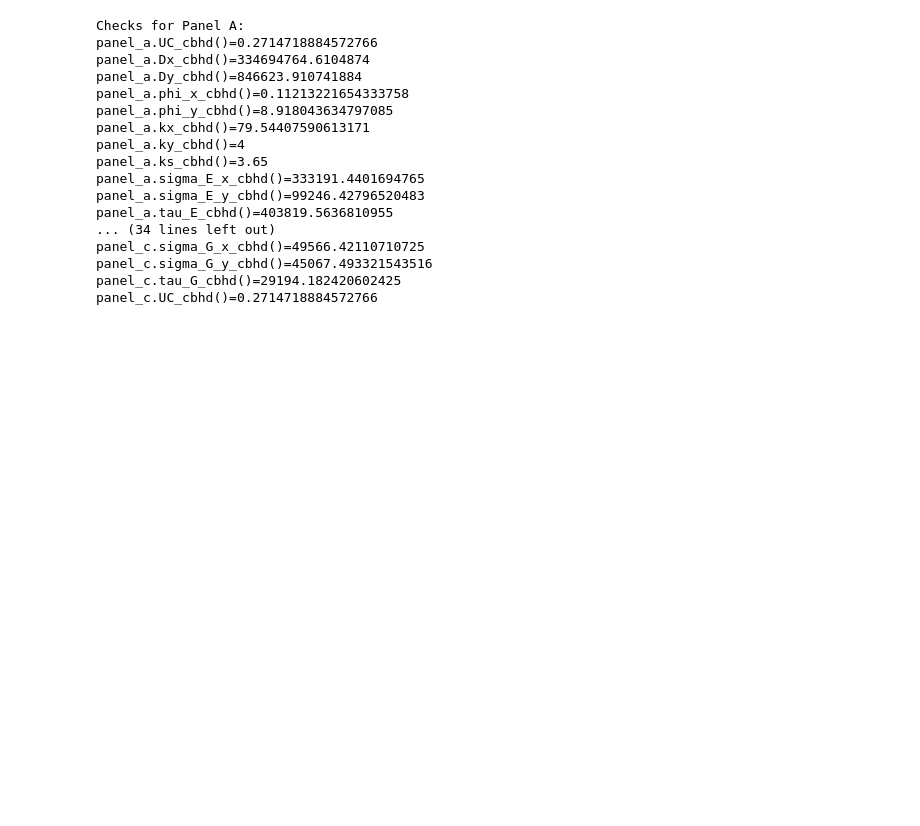
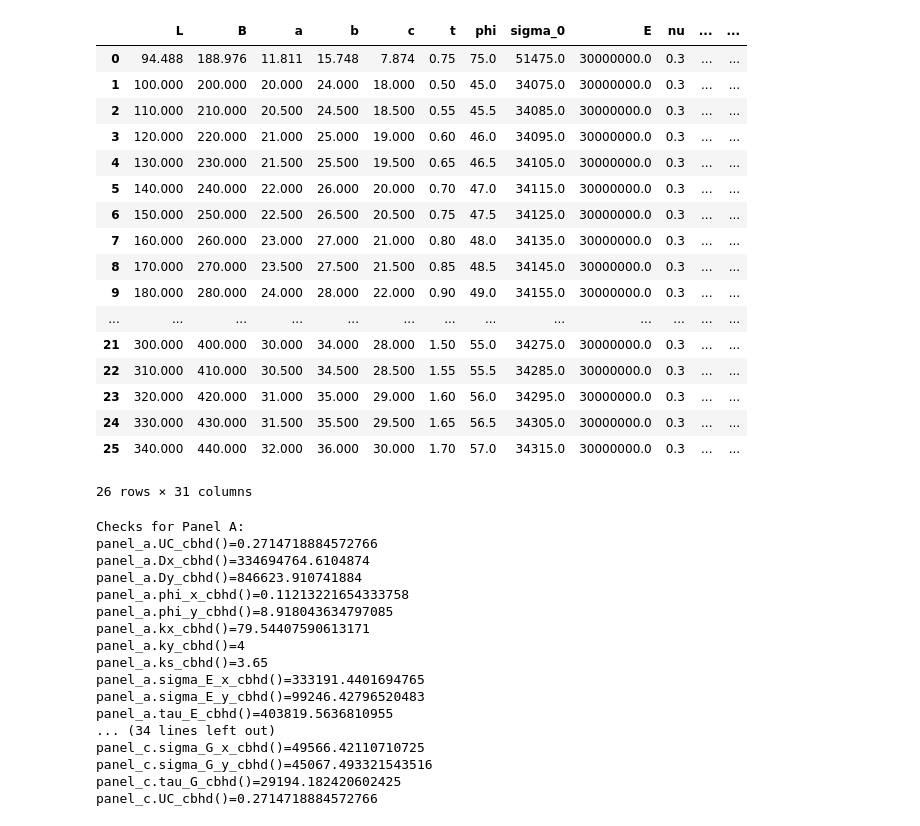
Before and after one commit to amolnwagh/ABS_Corrugated_Panel_Buckling_WSD, a Jupyter notebook: calculations/ABS_Corrugated.ipynb, the cells around one changed output. Saved outputs shown, nothing was run; the diff lists cells and outputs as text; code cells hidden in the pictures; blank space fills up the shorter version.

```diff
--- a/calculations/ABS_Corrugated.ipynb
+++ b/calculations/ABS_Corrugated.ipynb
@@ -5,0 +17,9 @@ from math import pi, sqrt, sin, cos, tan, radians
+# %%
+csv_list = utils.read_csv_file("sample_input_data.csv")
+
+num_data = []
+for lst in csv_list:
+    num_lst = []
+    for inner_item in lst:
+        num_lst.append(utils.str_to_float(inner_item))
+    num_data.append(num_lst)
@@ -5,0 +203,2 @@ from math import pi, sqrt, sin, cos, tan, radians
+# %%
+df = pd.read_csv("sample_input_data.csv").astype(float)
@@ -6,3 +211,56 @@ from math import pi, sqrt, sin, cos, tan, radians
+# %%
+lc = "NORMAL OPERATION"
+# lc = "SEVERE STORM"
+stf_type = "LOCAL PLATE OF CORRUGATED PANELS"
+
+def panel_a_UC_buckling_state_lim(row):
+    panel_a = ABScorr.Corr_Panel(lc,stf_type,
+                                  row["a"],
+                                  row["L"],
+                                  row["t"],
+                                  row["sigma_ax_a"],
+                                  row["sigma_ay_a"],
+                                  row["sigma_bx_a"],
+                                  row["sigma_by_a"],
+                                  row["tau_a"],
+                                  row["sigma_0"],
+                                  row["E"],
+                                  row["nu"],
+                                  row["L"],
+                                  row["B"],
+                                  row["a"],
+                                  row["b"],
+                                  row["c"],
+                                  row["phi"],
+                                  row["sigma_a_unit_c"],
+                                  row["sigma_b_unit_c"],
+                                  row["sigma_x_cbhd"],
+                                  row["sigma_y_cbhd"],
+                                  row["tau_cbhd"])
+    return panel_a.UC_buckling_state_limit()
+
+df["UC_buckling_state_limit"] = df.apply(panel_a_UC_buckling_state_lim, axis = 1)
+
+df
+# %% [output]
+|  | L | B | a | b | c | t | phi | sigma_0 | E | nu | ... | ... |
+| 0 | 94.488 | 188.976 | 11.811 | 15.748 | 7.874 | 0.75 | 75.0 | 51475.0 | 30000000.0 | 0.3 | ... | ... |
+| 1 | 100.000 | 200.000 | 20.000 | 24.000 | 18.000 | 0.50 | 45.0 | 34075.0 | 30000000.0 | 0.3 | ... | ... |
+| 2 | 110.000 | 210.000 | 20.500 | 24.500 | 18.500 | 0.55 | 45.5 | 34085.0 | 30000000.0 | 0.3 | ... | ... |
+| 3 | 120.000 | 220.000 | 21.000 | 25.000 | 19.000 | 0.60 | 46.0 | 34095.0 | 30000000.0 | 0.3 | ... | ... |
+| 4 | 130.000 | 230.000 | 21.500 | 25.500 | 19.500 | 0.65 | 46.5 | 34105.0 | 30000000.0 | 0.3 | ... | ... |
+| 5 | 140.000 | 240.000 | 22.000 | 26.000 | 20.000 | 0.70 | 47.0 | 34115.0 | 30000000.0 | 0.3 | ... | ... |
+| 6 | 150.000 | 250.000 | 22.500 | 26.500 | 20.500 | 0.75 | 47.5 | 34125.0 | 30000000.0 | 0.3 | ... | ... |
+| 7 | 160.000 | 260.000 | 23.000 | 27.000 | 21.000 | 0.80 | 48.0 | 34135.0 | 30000000.0 | 0.3 | ... | ... |
+| 8 | 170.000 | 270.000 | 23.500 | 27.500 | 21.500 | 0.85 | 48.5 | 34145.0 | 30000000.0 | 0.3 | ... | ... |
+| 9 | 180.000 | 280.000 | 24.000 | 28.000 | 22.000 | 0.90 | 49.0 | 34155.0 | 30000000.0 | 0.3 | ... | ... |
+| ... | ... | ... | ... | ... | ... | ... | ... | ... | ... | ... | ... | ... |
+| 21 | 300.000 | 400.000 | 30.000 | 34.000 | 28.000 | 1.50 | 55.0 | 34275.0 | 30000000.0 | 0.3 | ... | ... |
+| 22 | 310.000 | 410.000 | 30.500 | 34.500 | 28.500 | 1.55 | 55.5 | 34285.0 | 30000000.0 | 0.3 | ... | ... |
+| 23 | 320.000 | 420.000 | 31.000 | 35.000 | 29.000 | 1.60 | 56.0 | 34295.0 | 30000000.0 | 0.3 | ... | ... |
+| 24 | 330.000 | 430.000 | 31.500 | 35.500 | 29.500 | 1.65 | 56.5 | 34305.0 | 30000000.0 | 0.3 | ... | ... |
+| 25 | 340.000 | 440.000 | 32.000 | 36.000 | 30.000 | 1.70 | 57.0 | 34315.0 | 30000000.0 | 0.3 | ... | ... |
+26 rows × 31 columns
 # %%
 lc = "NORMAL OPERATION"
 # lc = "SEVERE STORM"
```
Also changed, not shown: parts of 5 cells of this notebook, 8 other files.
